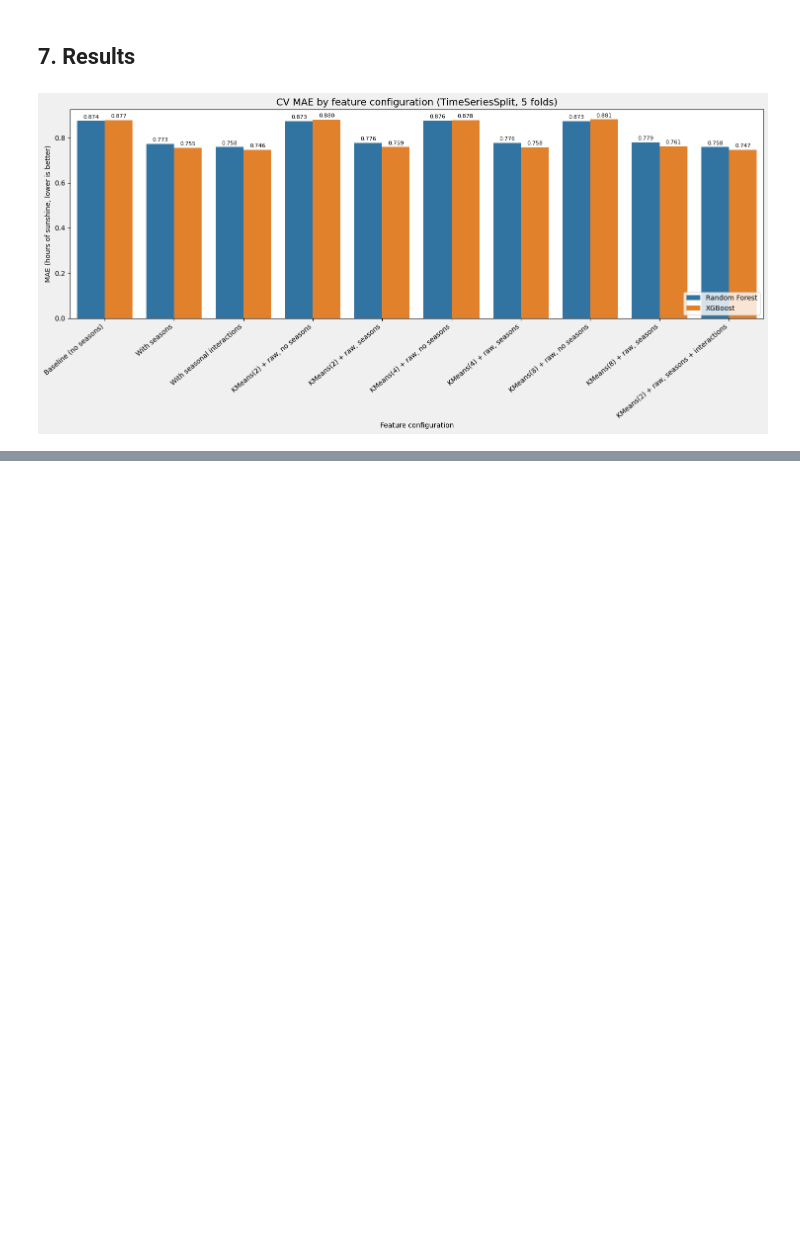
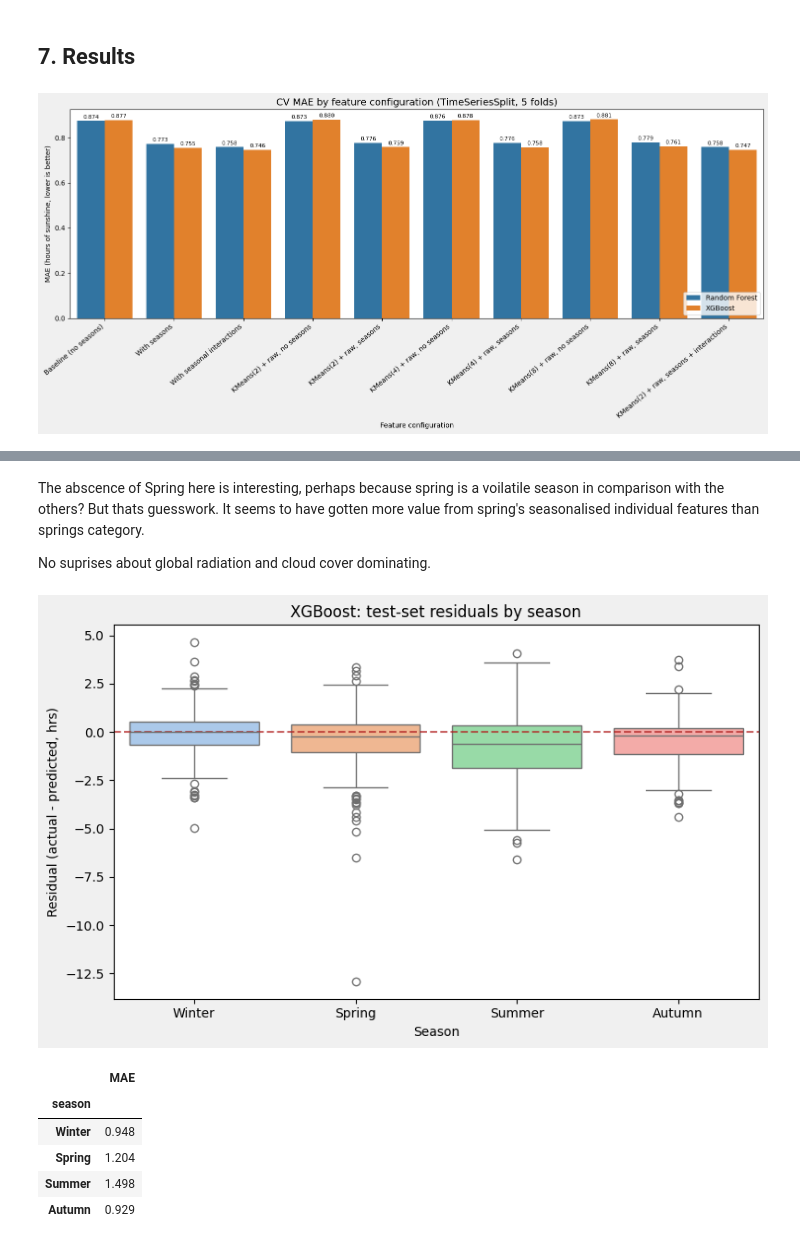
Before and after one commit to soleil6626070/ECA_weather, a Jupyter notebook: notebooks/02_modelling.ipynb, the cells around one changed output, grey strips where cells are left out. Saved outputs shown, nothing was run; the diff lists cells and outputs as text; code cells hidden in the pictures; blank space fills up the shorter version.

```diff
--- a/notebooks/02_modelling.ipynb
+++ b/notebooks/02_modelling.ipynb
@@ -384,0 +459,48 @@ Looking at KMeans + raw, no seasons for k = 2, 4 and 8, we can see that the choi
+# %% [markdown]
+The abscence of Spring here is interesting, perhaps because spring is a voilatile season in comparison with the others? But thats guesswork. It seems to have gotten more value from spring's seasonalised individual features than springs category.
+
+No suprises about global radiation and cloud cover dominating.
+# %%
+# Residuals by season on 2019+
+from features import get_season
+
+residuals = y_test - best_pred
+test_season = dates_test.apply(get_season)
+resid_df = pd.DataFrame({'residual':residuals.values,
+                         'season': test_season.values})
+
+season_order = ['Winter', 'Spring', 'Summer', 'Autumn']
+fig, ax = plt.subplots(figsize=(8, 5))
+fig.set_facecolor('#f0f0f0')
+sns.boxplot(data=resid_df,
+            x='season',
+            y='residual',
+            order=season_order,
+            hue='season',
+            palette='pastel',
+            legend=False,
+            ax=ax)
+ax.axhline(0, ls='--',
+           color='firebrick',
+           alpha=0.7)
+ax.set_xlabel('Season')
+ax.set_ylabel('Residual (actual - predicted, hrs)')
+ax.set_title(f'{best_name}: test-set residuals by season')
+fig.tight_layout()
+fig.savefig(f'{FIGURES}/residuals_by_season.png',
+            dpi=120,
+            bbox_inches='tight')
+plt.show()
+
+per_season_mae = resid_df.assign(abs_err=resid_df['residual']\
+                                 .abs()).groupby('season')['abs_err']\
+                                    .mean().reindex(season_order).round(3)
+per_season_mae.to_frame('MAE')
+# %% [output]
+[figure, added]
+|  | MAE |
+| season |  |
+| Winter | 0.948 |
+| Spring | 1.204 |
+| Summer | 1.498 |
+| Autumn | 0.929 |
```
Also changed, not shown: parts of 10 cells of this notebook, 4 other files.
